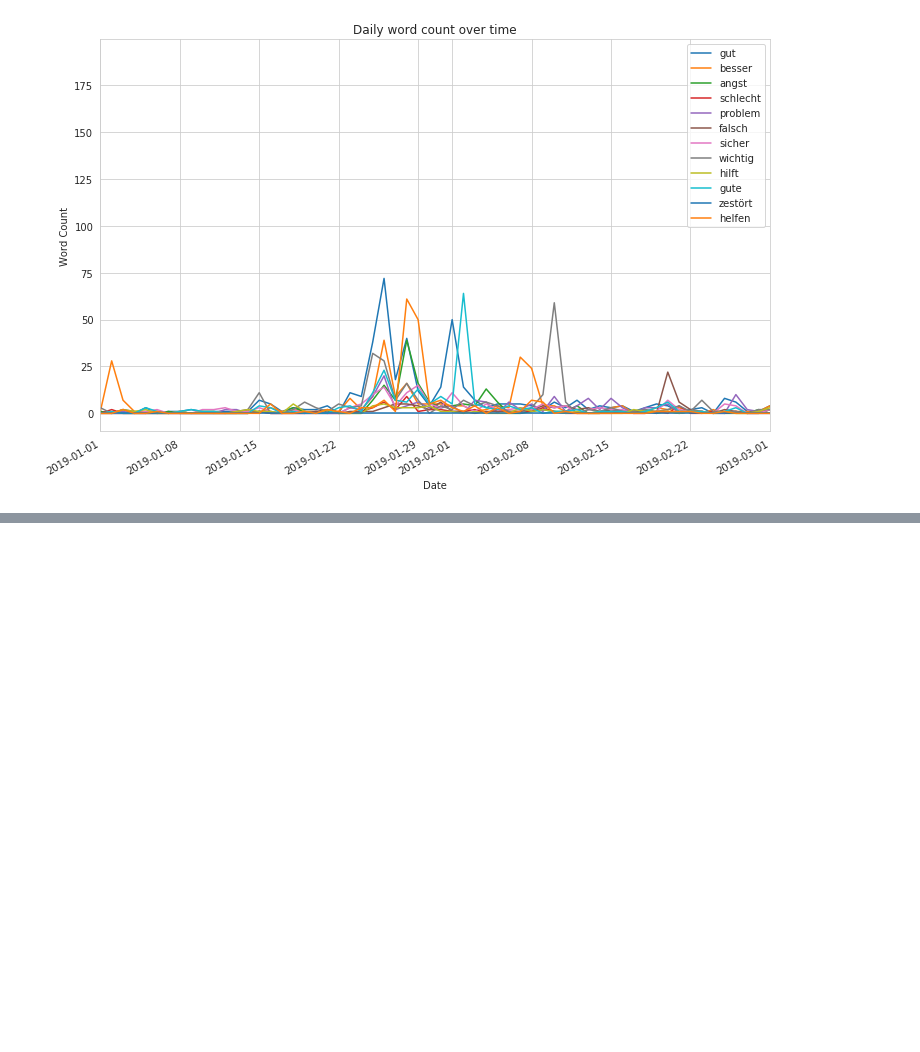
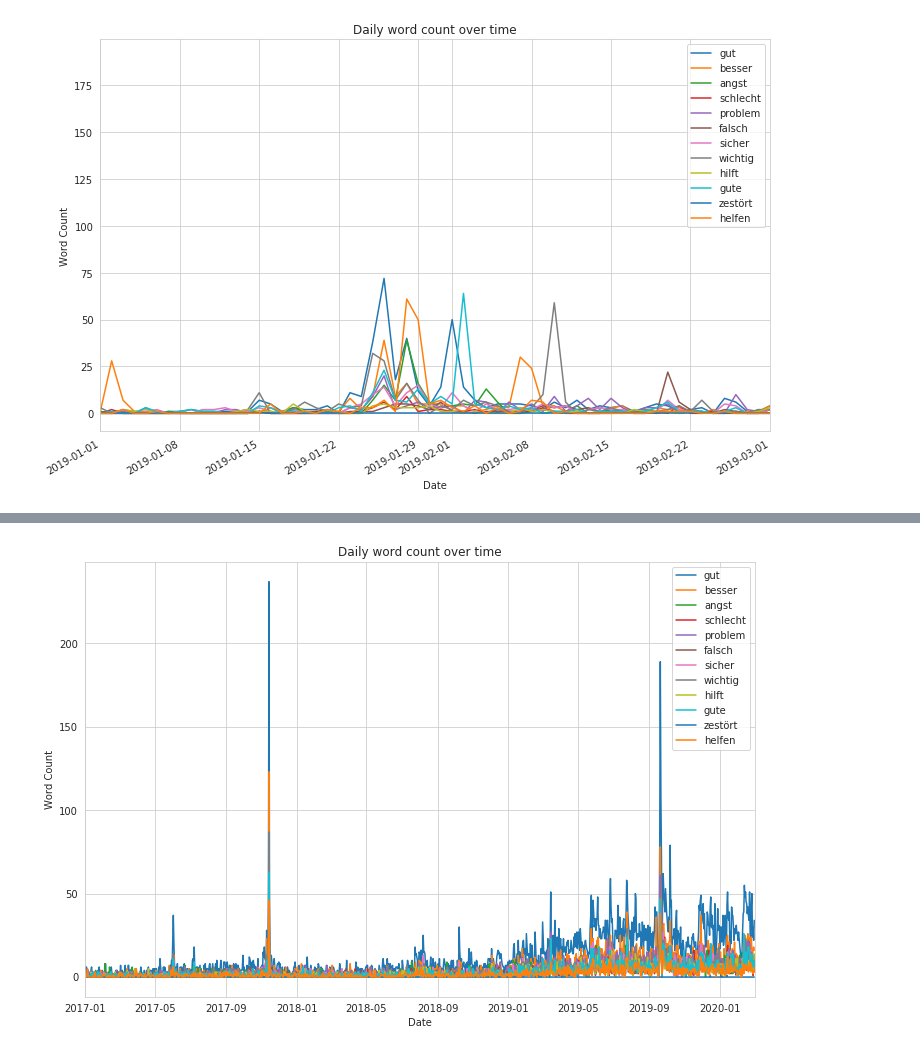
Before and after one commit to yuantinglee/twitter-discourse, a Jupyter notebook: analysis/word_shifts.ipynb, the cells around one changed output, grey strips where cells are left out. Cells and saved outputs as stored; diff of their text form; code cells hidden in the pictures; blank space fills up the shorter version.

Commit message:
climate word count

```diff
--- a/analysis/word_shifts.ipynb
+++ b/analysis/word_shifts.ipynb
@@ -1673,0 +1767,43 @@ plt.show()
+# %%
+texts_climate_word_count = pd.concat([texts_climate, df_climate_word_count], axis=1)
+# %%
+gut_sum_daily2 = texts_climate_word_count.groupby(pd.Grouper(key='date_only',freq='D'))['gut'].sum()
+besser_sum_daily2 = texts_climate_word_count.groupby(pd.Grouper(key='date_only',freq='D'))['besser'].sum()
+angst_sum_daily2 = texts_climate_word_count.groupby(pd.Grouper(key='date_only',freq='D'))['angst'].sum()
+schlecht_sum_daily2 = texts_climate_word_count.groupby(pd.Grouper(key='date_only',freq='D'))['schlecht'].sum()
+problem_sum_daily2 = texts_climate_word_count.groupby(pd.Grouper(key='date_only',freq='D'))['problem'].sum()
+falsch_sum_daily2 = texts_climate_word_count.groupby(pd.Grouper(key='date_only',freq='D'))['falsch'].sum()
+sicher_sum_daily2 = texts_climate_word_count.groupby(pd.Grouper(key='date_only',freq='D'))['sicher'].sum()
+wichtig_sum_daily2 = texts_climate_word_count.groupby(pd.Grouper(key='date_only',freq='D'))['wichtig'].sum()
+hilft_sum_daily2 = texts_climate_word_count.groupby(pd.Grouper(key='date_only',freq='D'))['hilft'].sum()
+gute_sum_daily2 = texts_climate_word_count.groupby(pd.Grouper(key='date_only',freq='D'))['gute'].sum()
+zestört_sum_daily2 = texts_climate_word_count.groupby(pd.Grouper(key='date_only',freq='D'))['zestört'].sum()
+helfen_sum_daily2 = texts_climate_word_count.groupby(pd.Grouper(key='date_only',freq='D'))['helfen'].sum()
+# %%
+# plot trend
+fig, ax = plt.subplots(figsize=(12,8))
+
+sns.lineplot(gut_sum_daily2.index, gut_sum_daily2, label='gut',ax = ax)
+sns.lineplot(besser_sum_daily2.index, besser_sum_daily2, label='besser',ax = ax)
+sns.lineplot(angst_sum_daily2.index, angst_sum_daily2, label='angst',ax = ax)
+sns.lineplot(schlecht_sum_daily2.index, schlecht_sum_daily2, label='schlecht',ax = ax)
+sns.lineplot(problem_sum_daily2.index, problem_sum_daily2, label='problem',ax = ax)
+sns.lineplot(falsch_sum_daily2.index, falsch_sum_daily2, label='falsch',ax = ax)
+sns.lineplot(sicher_sum_daily2.index, sicher_sum_daily2, label='sicher',ax = ax)
+sns.lineplot(wichtig_sum_daily2.index, wichtig_sum_daily2, label='wichtig',ax = ax)
+sns.lineplot(hilft_sum_daily2.index, hilft_sum_daily2, label='hilft',ax = ax)
+sns.lineplot(gute_sum_daily2.index, gute_sum_daily2, label='gute',ax = ax)
+sns.lineplot(zestört_sum_daily2.index, zestört_sum_daily2, label='zestört',ax = ax)
+sns.lineplot(helfen_sum_daily2.index, helfen_sum_daily2, label='helfen',ax = ax)
+
+
+ax.set(xlim=(datetime.datetime.strptime('2017-01-01', '%Y-%m-%d'),
+             datetime.datetime.strptime('2020-03-01', '%Y-%m-%d')),
+       xlabel="Date",
+       ylabel="Word Count",
+       title="Daily word count over time")
+
+
+plt.show()
+# %% [output]
+[figure, added]
```
Also changed, not shown: parts of 3 cells of this notebook.
